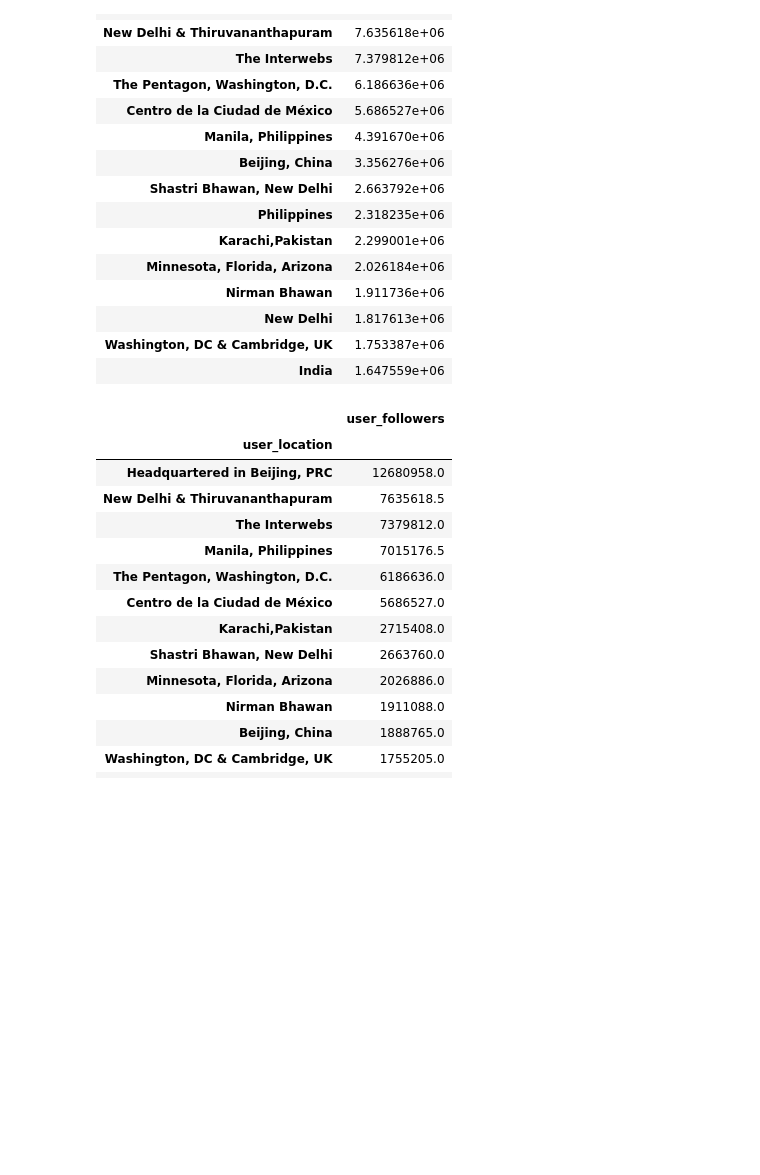
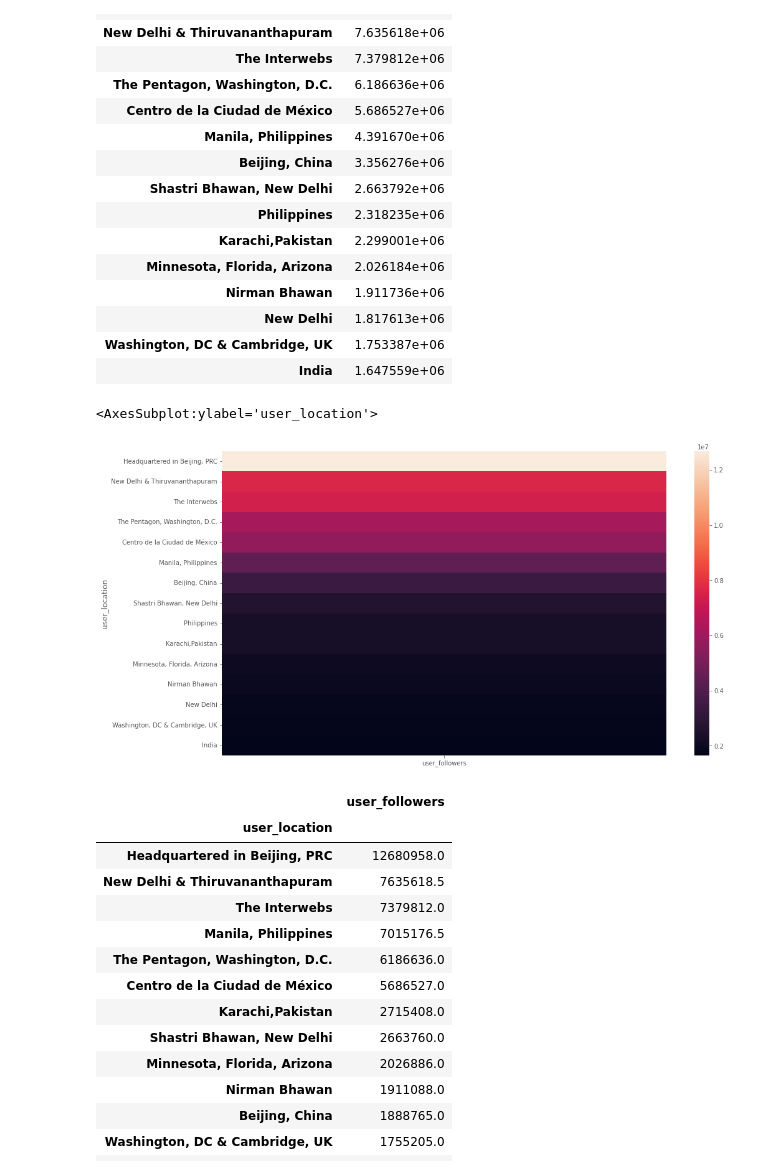
Before and after one commit to JGIOitesm/TC1002S, a Jupyter notebook: Dia 4 y 5 - Reto/covid.ipynb, the cells around one changed output. Cells and saved outputs as stored; diff of their text form; code cells hidden in the pictures; blank space fills up the shorter version.

```diff
--- a/Dia 4 y 5 - Reto/covid.ipynb
+++ b/Dia 4 y 5 - Reto/covid.ipynb
@@ -232,6 +250,11 @@ co_df_mn.head(15)
 | New Delhi | 1.817613e+06 |
 | Washington, DC & Cambridge, UK | 1.753387e+06 |
 | India | 1.647559e+06 |
+# %%
+sns.heatmap(co_df_mn.head(15))
+# %% [output]
+<AxesSubplot:ylabel='user_location'>
+[figure, added]
 # %%
 co_df_mdn.head(15)
 # %% [output]
```
Also changed, not shown: parts of 14 cells of this notebook.
